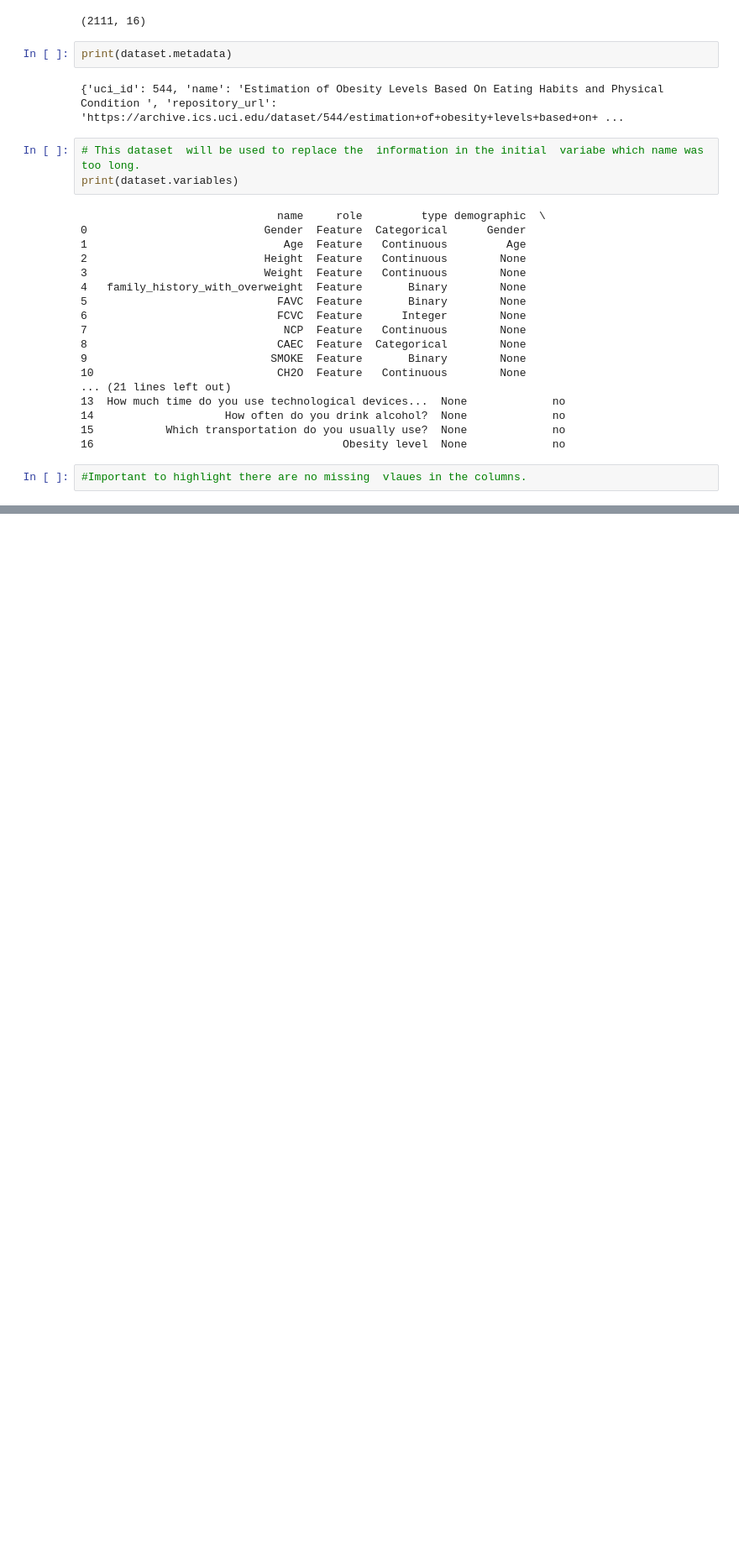
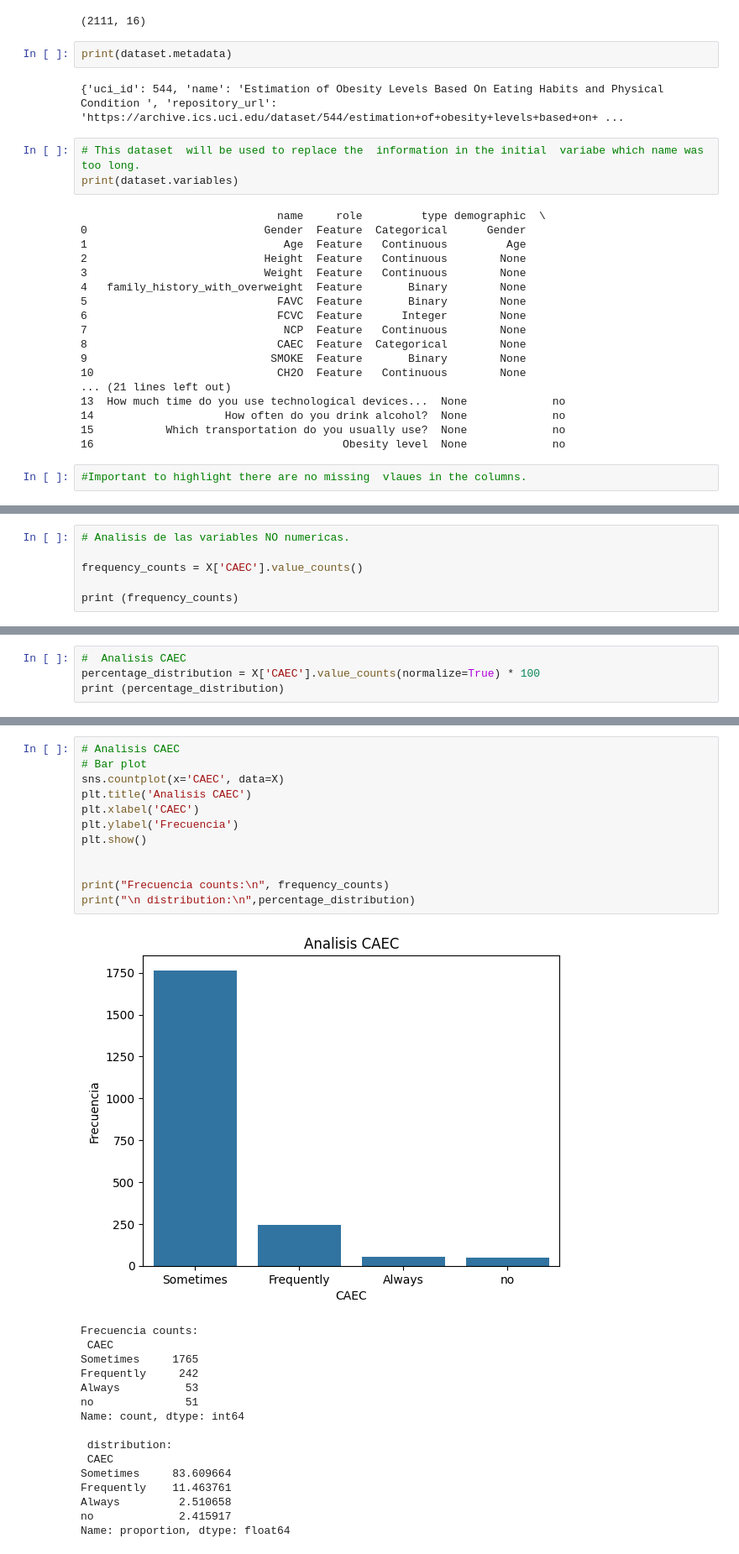
Before and after one commit to purplefunke/Taller_final, a Jupyter notebook: ML_Final/Final.ipynb, the cells around one changed output, grey strips where cells are left out. Shown: that part at 84% size. Saved outputs shown, nothing was run; the diff lists cells and outputs as text; blank space fills up the shorter version.

```diff
--- a/ML_Final/Final.ipynb
+++ b/ML_Final/Final.ipynb
@@ -86,0 +194,6 @@ print(dataset.variables)
+# %%
+# Analisis de las variables NO numericas.
+
+frequency_counts = X['CAEC'].value_counts()
+
+print (frequency_counts)
@@ -86,0 +207,4 @@ print(dataset.variables)
+# %%
+#  Analisis CAEC
+percentage_distribution = X['CAEC'].value_counts(normalize=True) * 100
+print (percentage_distribution)
@@ -86,0 +218,29 @@ print(dataset.variables)
+# %%
+# Analisis CAEC
+# Bar plot
+sns.countplot(x='CAEC', data=X)
+plt.title('Analisis CAEC')
+plt.xlabel('CAEC')
+plt.ylabel('Frecuencia')
+plt.show()
+
+
+print("Frecuencia counts:\n", frequency_counts)
+print("\n distribution:\n",percentage_distribution)
+# %% [output]
+[figure, added]
+Frecuencia counts:
+ CAEC
+Sometimes     1765
+Frequently     242
+Always          53
+no              51
+Name: count, dtype: int64
+
+ distribution:
+ CAEC
+Sometimes     83.609664
+Frequently    11.463761
+Always         2.510658
+no             2.415917
+Name: proportion, dtype: float64
```
Also changed, not shown: parts of 41 cells of this notebook, 1 other file.
